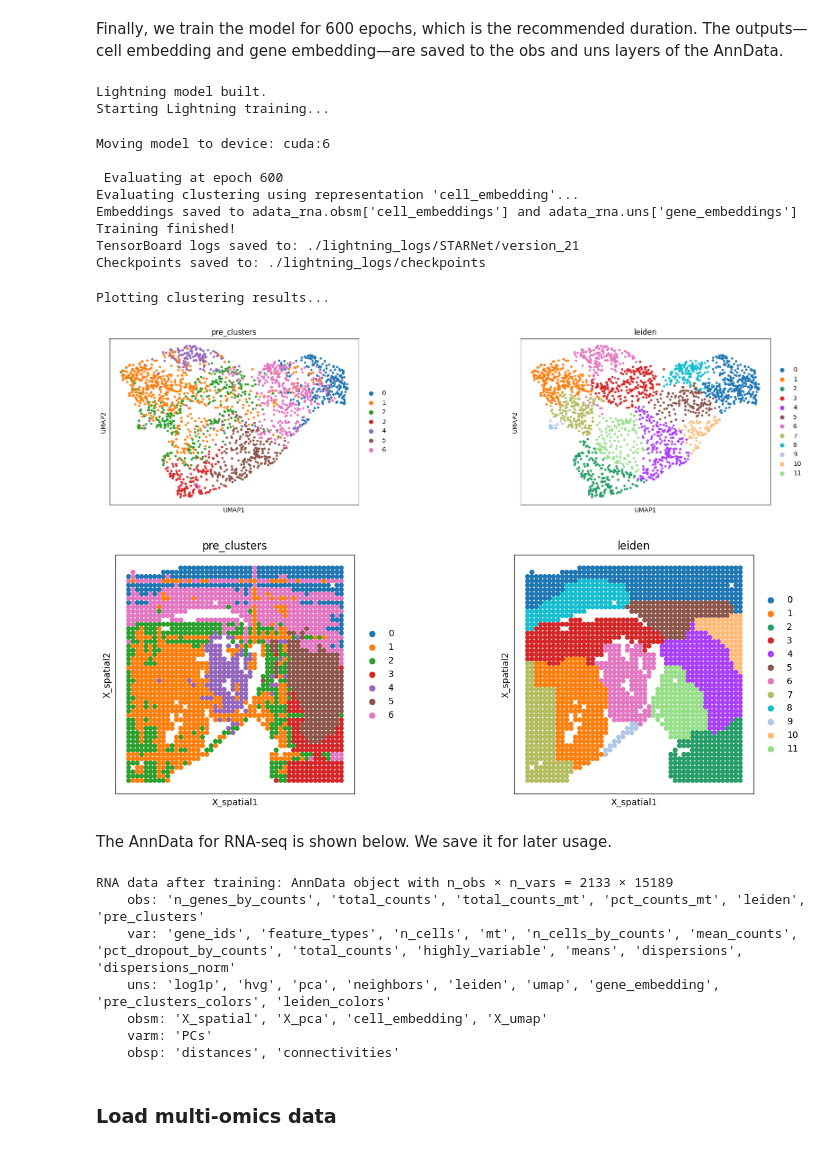
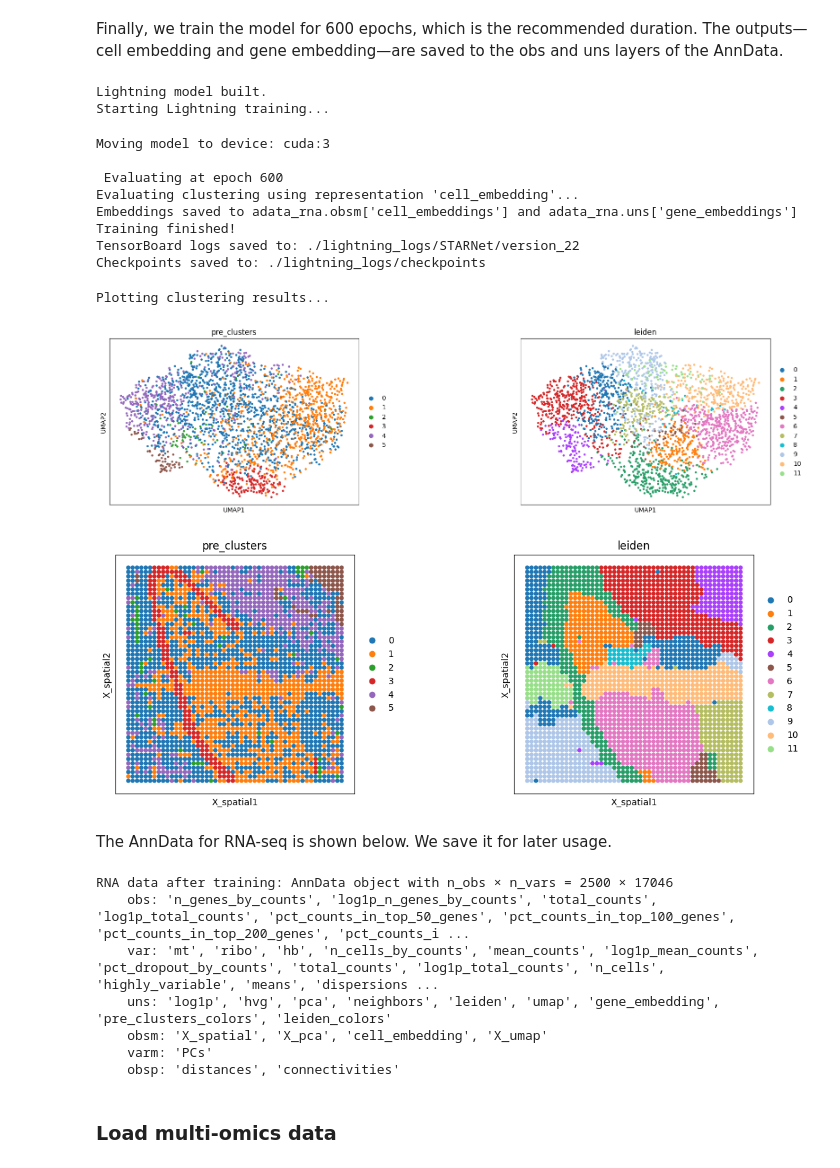
Before and after one commit to DBinary/STARNet_tutorials, a Jupyter notebook: STARNet_guide/docs/tutorials/Tutorial_3_GRN_Inference.ipynb, the cells around one changed output. Cells and saved outputs as stored; diff of their text form; code cells hidden in the pictures.

```diff
--- a/STARNet_guide/docs/tutorials/Tutorial_3_GRN_Inference.ipynb
+++ b/STARNet_guide/docs/tutorials/Tutorial_3_GRN_Inference.ipynb
@@ -31,11 +29,10 @@ First, we need to prepare the paired RNA-seq and ATAC-seq for the model training
 
 The data used for this tutorial, which is the spatial transcriptome for the mouse brain and the peak2gene file, can be downloaded from the following links from Google Drive:
 # %%
-adata_rna = sc.read_h5ad("../GoogleDrive/fig5/Raw_Data/adata_rna.h5ad")
-adata_atac = sc.read_h5ad("../GoogleDrive/fig5/Raw_Data/adata_atac.h5ad")
-peak2gene_path = "../GoogleDrive/peak2gene.json"
+adata_rna = sc.read_h5ad("../GoogleDrive/fig6/Raw_Data/adata_rna.h5ad")
+adata_atac = sc.read_h5ad("../GoogleDrive/fig6/Raw_Data/adata_atac.h5ad")
 # %% [markdown]
 Here, we used `ST.model.STARNet` to construct a `STARNet object` to train the model. We need to specify the `RNA-seq`, `ATAC-seq`, and `peak2gene file paths` during the model initialization.
 # %%
-starnet_obj = ST.model.STARNet(adata_rna, adata_atac, peak2gene_path, device='cuda:6')
+starnet_obj = ST.model.STARNet(adata_rna, adata_atac, device='cuda:3')
 # %% [output]
@@ -65,29 +65,29 @@ starnet_obj.train(epochs=600, eval_every=600)
 # %% [output]
 Lightning model built.
 Starting Lightning training...
-Moving model to device: cuda:6
+Moving model to device: cuda:3
 
  Evaluating at epoch 600
 Evaluating clustering using representation 'cell_embedding'...
 Embeddings saved to adata_rna.obsm['cell_embeddings'] and adata_rna.uns['gene_embeddings']
 Training finished!
-TensorBoard logs saved to: ./lightning_logs/STARNet/version_21
+TensorBoard logs saved to: ./lightning_logs/STARNet/version_22
 Checkpoints saved to: ./lightning_logs/checkpoints
 # %%
-starnet_obj.plot_clustering_results(rep_name='cell_embedding', spot_size=50)
+starnet_obj.plot_clustering_results(rep_name='cell_embedding', spot_size=1)
 # %% [output]
 Plotting clustering results...
-[figure, old version]
+[figure, new version]
-[figure, old version]
+[figure, new version]
 # %% [markdown]
 The AnnData for RNA-seq is shown below. We save it for later usage.
 # %%
 print(f'RNA data after training: {starnet_obj.adata_rna}')
-starnet_obj.adata_rna.write_h5ad("../GoogleDrive/fig5/Process_Data/after_training_rna.h5ad")
+starnet_obj.adata_rna.write_h5ad("../GoogleDrive/fig6/Process_Data/after_training_rna.h5ad")
 # %% [output]
-RNA data after training: AnnData object with n_obs × n_vars = 2133 × 15189
-    obs: 'n_genes_by_counts', 'total_counts', 'total_counts_mt', 'pct_counts_mt', 'leiden', 'pre_clusters'
-    var: 'gene_ids', 'feature_types', 'n_cells', 'mt', 'n_cells_by_counts', 'mean_counts', 'pct_dropout_by_counts', 'total_counts', 'highly_variable', 'means', 'dispersions', 'dispersions_norm'
+RNA data after training: AnnData object with n_obs × n_vars = 2500 × 17046
+    obs: 'n_genes_by_counts', 'log1p_n_genes_by_counts', 'total_counts', 'log1p_total_counts', 'pct_counts_in_top_50_genes', 'pct_counts_in_top_100_genes', 'pct_counts_in_top_200_genes', 'pct_counts_i ...
+    var: 'mt', 'ribo', 'hb', 'n_cells_by_counts', 'mean_counts', 'log1p_mean_counts', 'pct_dropout_by_counts', 'total_counts', 'log1p_total_counts', 'n_cells', 'highly_variable', 'means', 'dispersions ...
     uns: 'log1p', 'hvg', 'pca', 'neighbors', 'leiden', 'umap', 'gene_embedding', 'pre_clusters_colors', 'leiden_colors'
     obsm: 'X_spatial', 'X_pca', 'cell_embedding', 'X_umap'
     varm: 'PCs'
```
Also changed, not shown: parts of 11 cells of this notebook, 8 other files.
